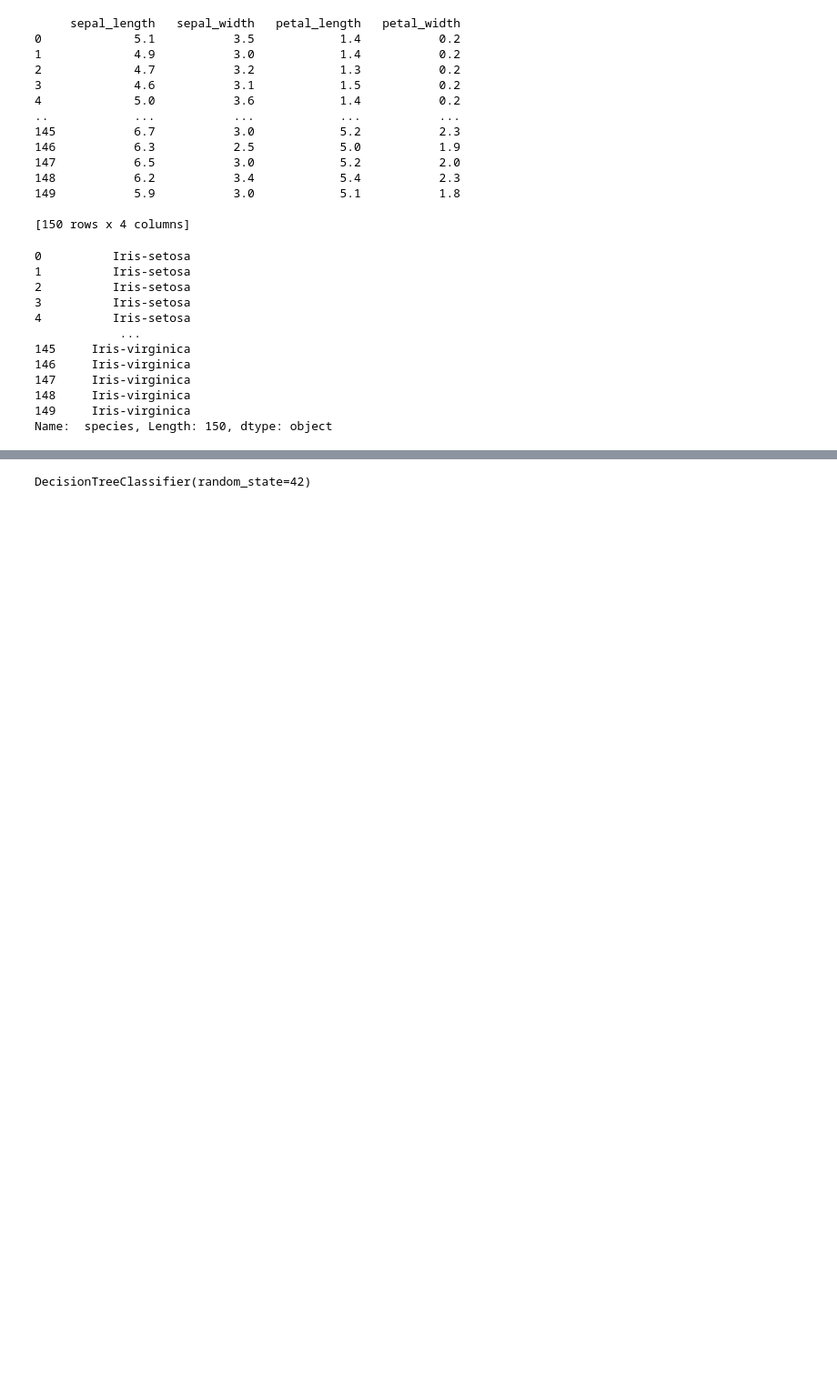
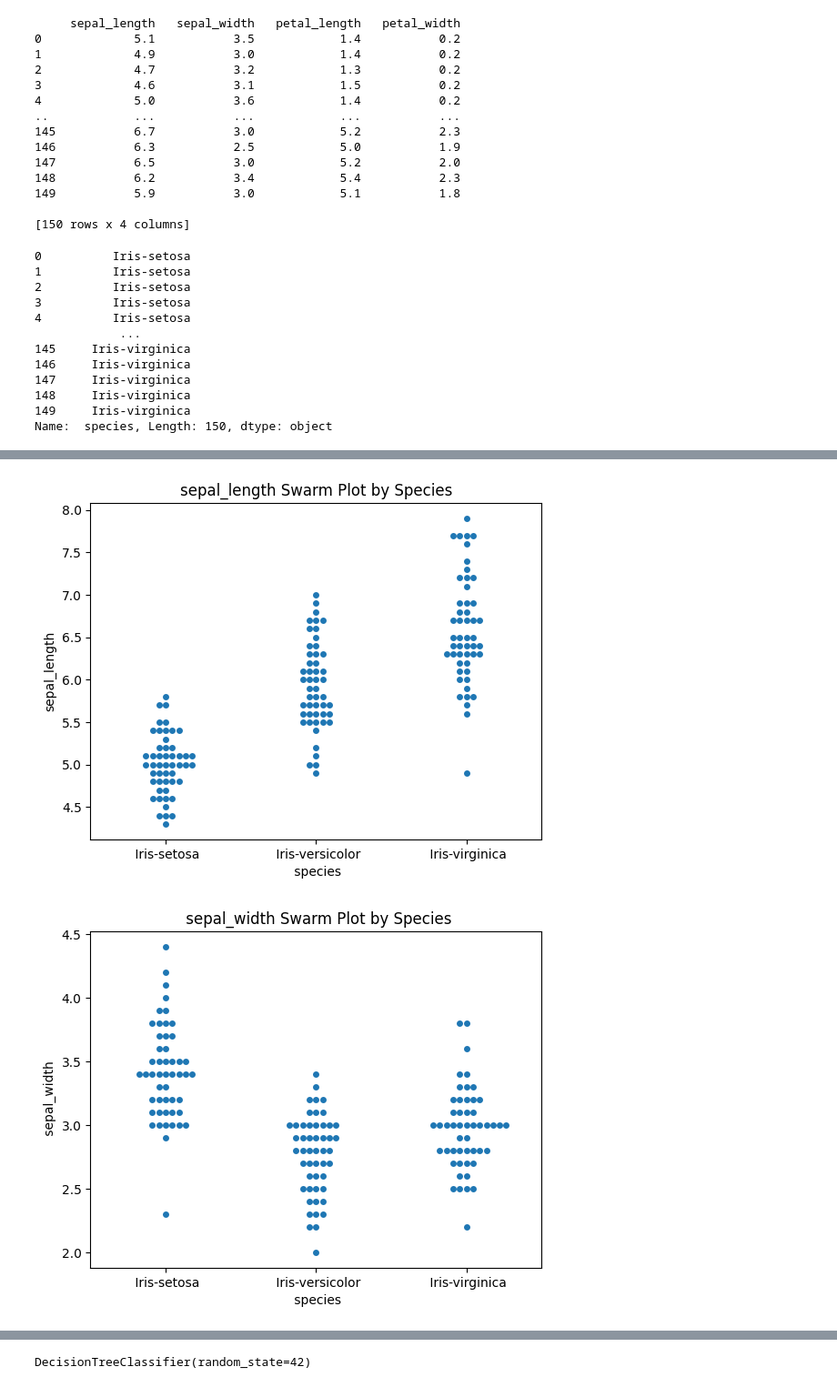
Before and after one commit to Miska0727/aidTech_Iris_Flower_Classification, a Jupyter notebook: main.ipynb, the cells around one changed output, grey strips where cells are left out. Shown: that part at 91% size. Drawn from its saved outputs; the diff is of its cells as text; code cells hidden in the pictures; blank space fills up the shorter version.

```diff
--- a/main.ipynb
+++ b/main.ipynb
@@ -181,0 +214,8 @@ plt.show()
+# %%
+for feature in iris.columns[:-1]:
+    sns.swarmplot(x=' species', y=feature, data=iris)
+    plt.title(f'{feature} Swarm Plot by Species')
+    plt.show()
+# %% [output]
+[figure, added]
+[figure, added]
```
Also changed, not shown: parts of 9 cells of this notebook.
